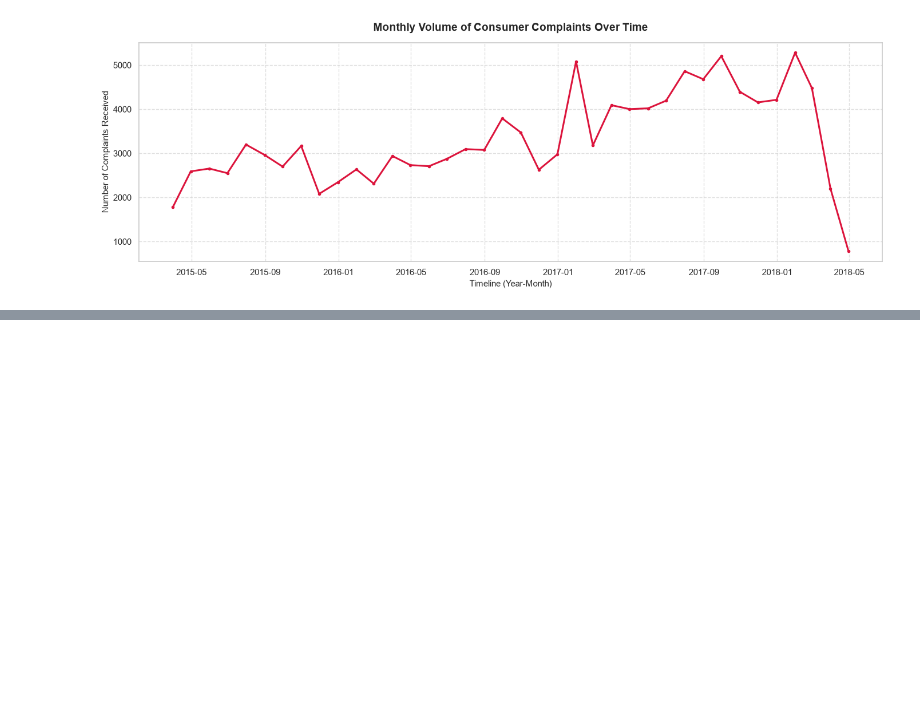
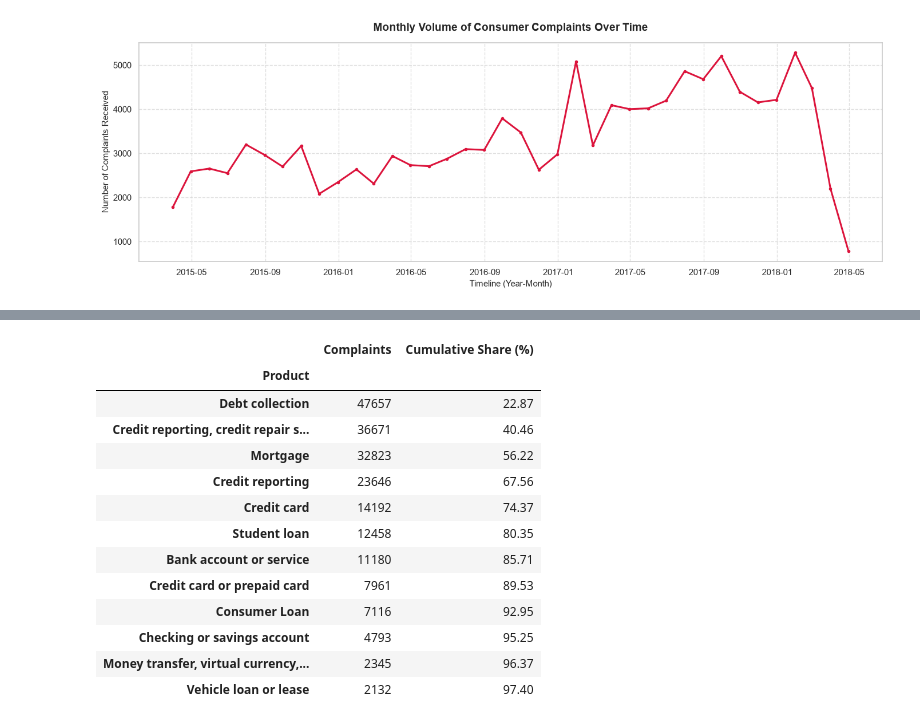
Before and after one commit to anushajain3107/consumer-complaints-analysis, a Jupyter notebook: Notebooks/01_eda.ipynb, the cells around one changed output, grey strips where cells are left out. Cells and saved outputs as stored; diff of their text form; code cells hidden in the pictures; blank space fills up the shorter version.

Commit message:
Complete Step 2: Exploratory Data Analysis and Insights

```diff
--- a/Notebooks/01_eda.ipynb
+++ b/Notebooks/01_eda.ipynb
@@ -259,0 +268,25 @@ plt.show()
+# %%
+valid_category_counts = df_text['Product'].value_counts()
+cumulative_pct = (valid_category_counts.cumsum() / len(df_text) * 100).round(2)
+
+coverage_df = pd.DataFrame({
+    'Complaints': valid_category_counts,
+    'Cumulative Share (%)': cumulative_pct
+})
+
+coverage_df.head(12)
+# %% [output]
+|  | Complaints | Cumulative Share (%) |
+| Product |  |  |
+| Debt collection | 47657 | 22.87 |
+| Credit reporting, credit repair s... | 36671 | 40.46 |
+| Mortgage | 32823 | 56.22 |
+| Credit reporting | 23646 | 67.56 |
+| Credit card | 14192 | 74.37 |
+| Student loan | 12458 | 80.35 |
+| Bank account or service | 11180 | 85.71 |
+| Credit card or prepaid card | 7961 | 89.53 |
+| Consumer Loan | 7116 | 92.95 |
+| Checking or savings account | 4793 | 95.25 |
+| Money transfer, virtual currency,... | 2345 | 96.37 |
+| Vehicle loan or lease | 2132 | 97.40 |
```
Also changed, not shown: parts of 7 cells of this notebook.
